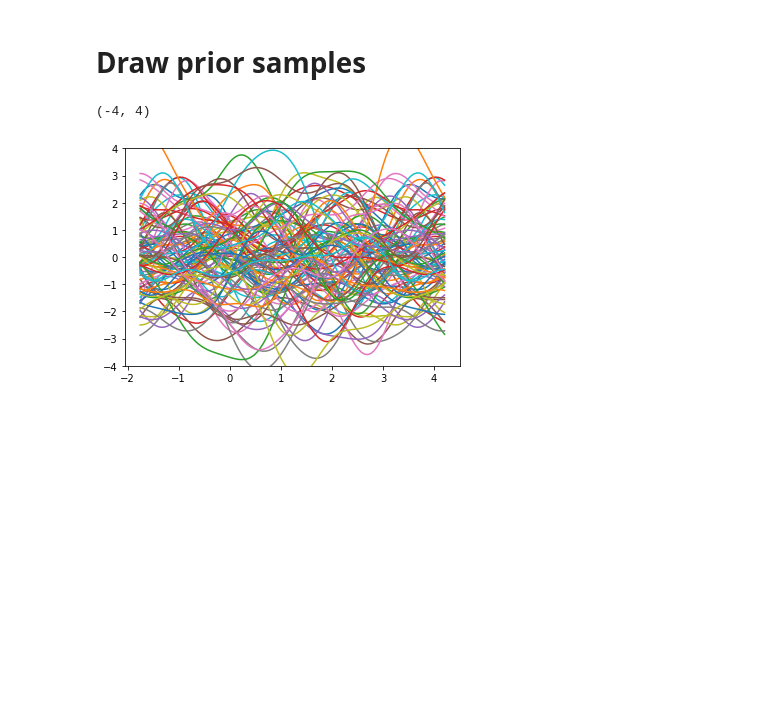
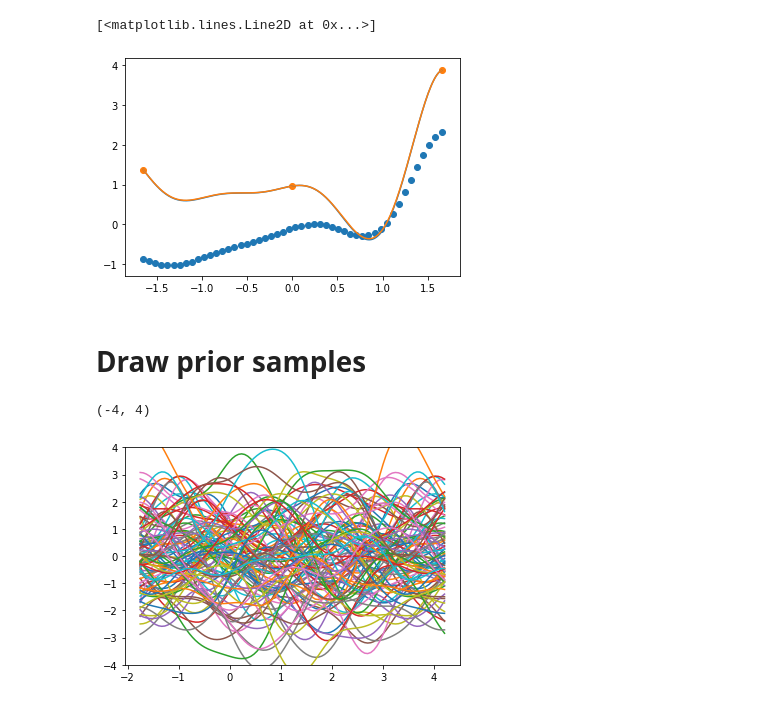
Before and after one commit to Yusheng-cai/Gaussian_process, a Jupyter notebook: GP_run.ipynb, the cells around one changed output. Drawn from its saved outputs; the diff is of its cells as text; code cells hidden in the pictures; blank space fills up the shorter version.

Commit message:
finished multi-fidelity GP

```diff
--- a/GP_run.ipynb
+++ b/GP_run.ipynb
@@ -10,3 +10,6 @@ def f_H(x):
 
 def f_L(x):
     return 0.5*f_H(x) + 10.0*(x-0.5) - 5.0
+
+def Normalize(X, X_m, X_s):
+    return (X-X_m)/(X_s)
@@ -65,0 +66,4 @@ GP_model.NLL()
+# %%
+model = multifidelity_GP(X_L,y_L,X_H,y_H,hyp)
+model.train()
+mu,cov = model.predict(X_star[:,np.newaxis])
@@ -65,0 +88,8 @@ GP_model.NLL()
+# %%
+plt.scatter(X_L,y_L)
+plt.scatter(X_H,y_H)
+plt.plot(X_star,y_star)
+plt.plot(X_star,mu)
+# %% [output]
+[<matplotlib.lines.Line2D at 0x...>]
+[figure, added]
```
Also changed, not shown: parts of 7 cells of this notebook, 1 other file.
